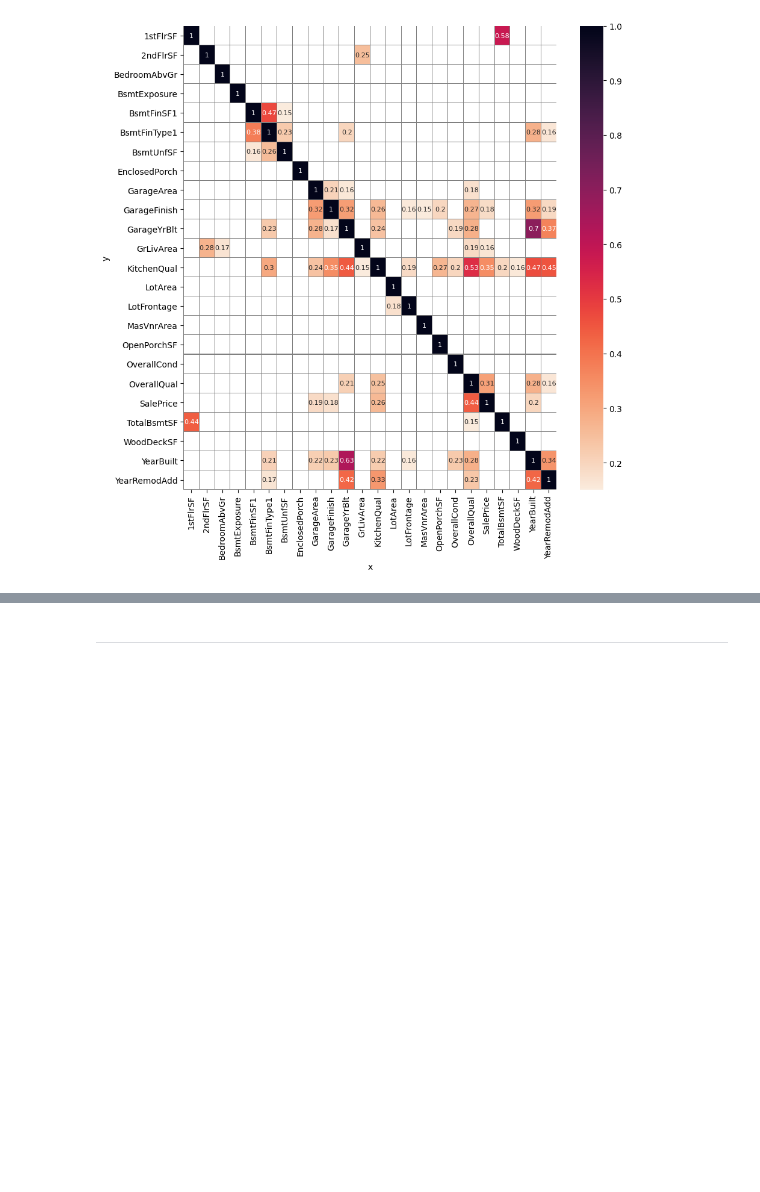
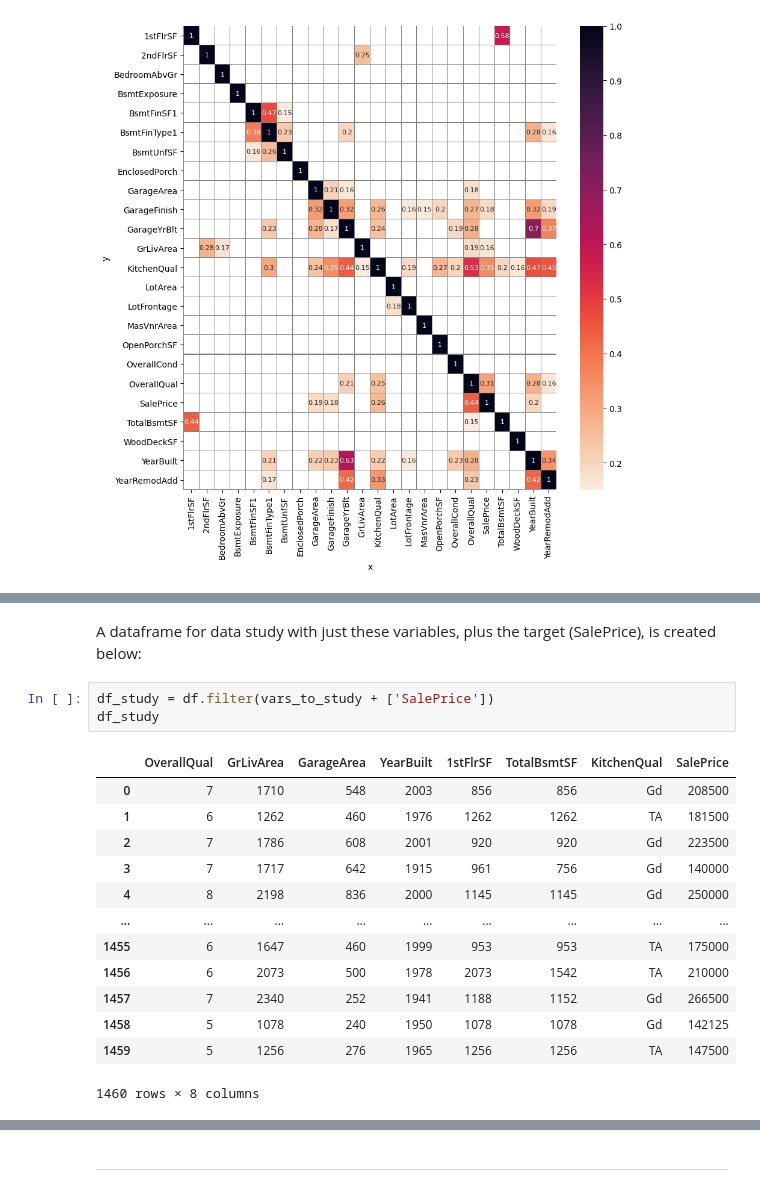
Before and after one commit to ChrisCherng/heritage-housing, a Jupyter notebook: jupyter_notebooks/02. HousePriceCorrelation.ipynb, the cells around one changed output, grey strips where cells are left out. Saved outputs shown, nothing was run; the diff lists cells and outputs as text; blank space fills up the shorter version.

```diff
--- a/jupyter_notebooks/02. HousePriceCorrelation.ipynb
+++ b/jupyter_notebooks/02. HousePriceCorrelation.ipynb
@@ -194,0 +213,19 @@ The score ranges from 0 (no predictive power) to 1 (perfect predictive power)
+# %% [markdown]
+A dataframe for data study with just these variables, plus the target (SalePrice), is created below:
+# %%
+df_study = df.filter(vars_to_study + ['SalePrice'])
+df_study
+# %% [output]
+|  | OverallQual | GrLivArea | GarageArea | YearBuilt | 1stFlrSF | TotalBsmtSF | KitchenQual | SalePrice |
+| 0 | 7 | 1710 | 548 | 2003 | 856 | 856 | Gd | 208500 |
+| 1 | 6 | 1262 | 460 | 1976 | 1262 | 1262 | TA | 181500 |
+| 2 | 7 | 1786 | 608 | 2001 | 920 | 920 | Gd | 223500 |
+| 3 | 7 | 1717 | 642 | 1915 | 961 | 756 | Gd | 140000 |
+| 4 | 8 | 2198 | 836 | 2000 | 1145 | 1145 | Gd | 250000 |
+| ... | ... | ... | ... | ... | ... | ... | ... | ... |
+| 1455 | 6 | 1647 | 460 | 1999 | 953 | 953 | TA | 175000 |
+| 1456 | 6 | 2073 | 500 | 1978 | 2073 | 1542 | TA | 210000 |
+| 1457 | 7 | 2340 | 252 | 1941 | 1188 | 1152 | Gd | 266500 |
+| 1458 | 5 | 1078 | 240 | 1950 | 1078 | 1078 | Gd | 142125 |
+| 1459 | 5 | 1256 | 276 | 1965 | 1256 | 1256 | TA | 147500 |
+1460 rows × 8 columns
```
Also changed, not shown: parts of 11 cells of this notebook.
